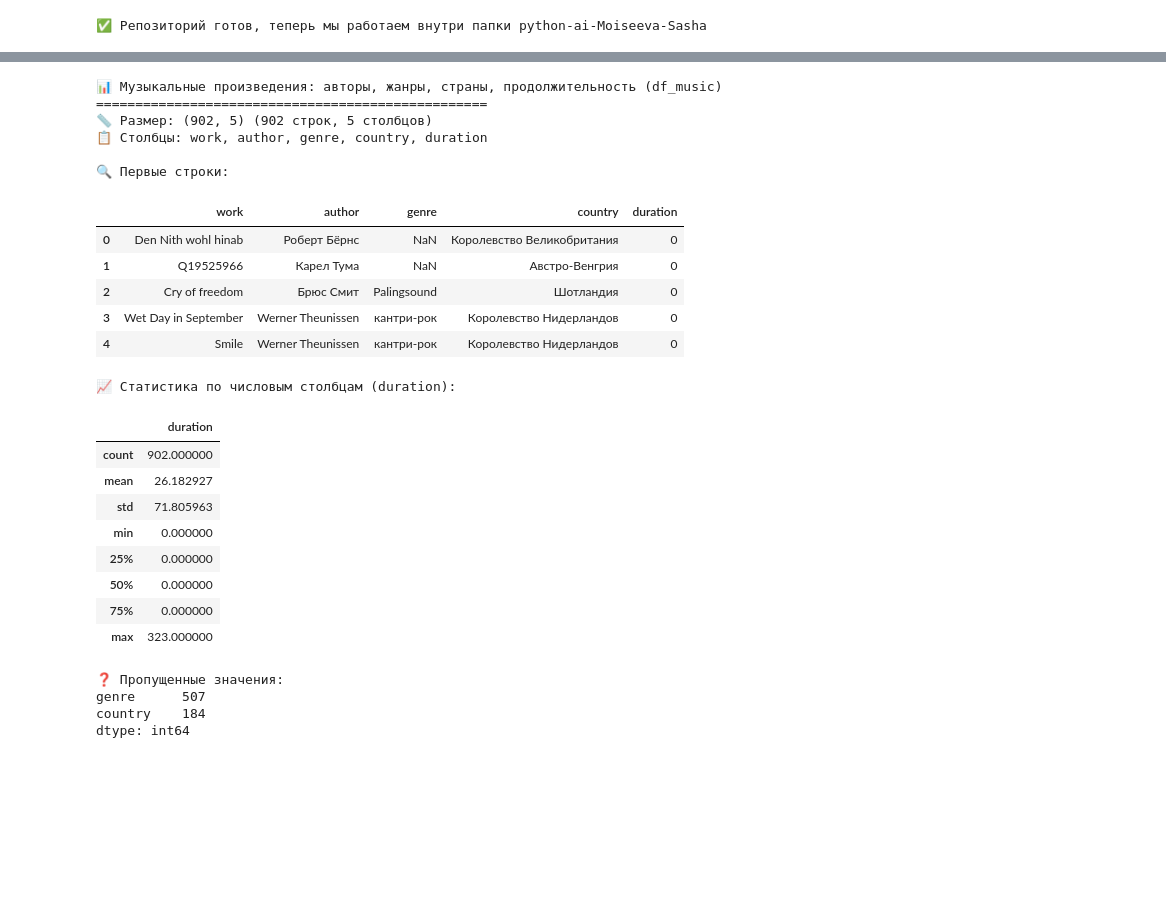
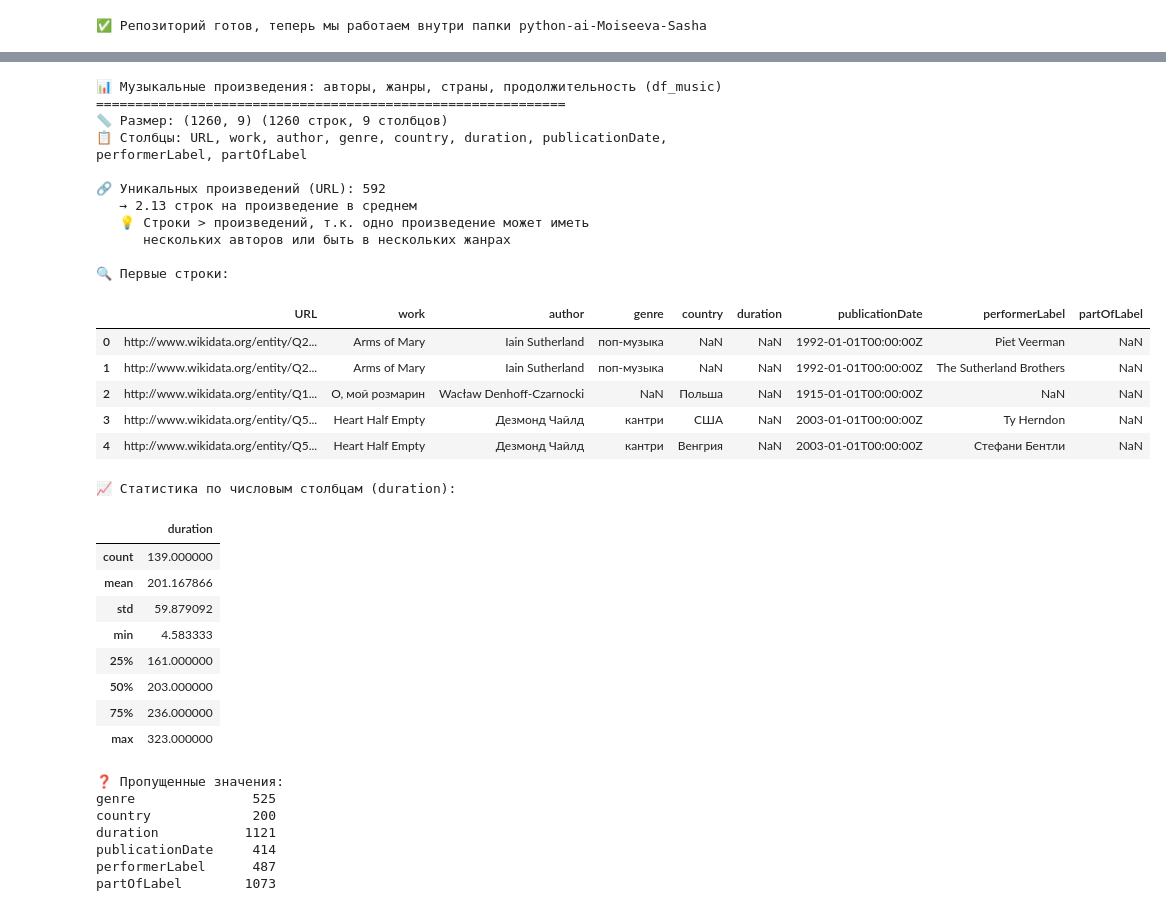
Before and after one commit to moiseevaaleksandra5757-stack/python-ai-Moiseeva-Sasha, a Jupyter notebook: notebooks/week2b_read_csv.ipynb, the cells around one changed output, grey strips where cells are left out. Saved outputs shown, nothing was run; the diff lists cells and outputs as text; code cells hidden in the pictures; blank space fills up the shorter version.

```diff
--- a/notebooks/week2b_read_csv.ipynb
+++ b/notebooks/week2b_read_csv.ipynb
@@ -164,65 +269,81 @@ print(f"📋 Итоговые колонки: {df_music.columns.tolist()}")
 🔁 **Идемпотентность**: функция безопасно работает при повторных запусках — проверяет наличие столбцов перед выводом статистики.
 # %%
 # 🔍 Шаг 3. Обзор данных: структура и первые строки
+# 🔁 Идемпотентно: безопасно при повторных запусках
 
 def show_info(df, name, n=5):
     """
     Краткий обзор DataFrame: имя, размер, список столбцов, первые строки и статистика.
-    🔁 Идемпотентно: безопасно при повторных запусках.
+    🔁 Идемпотентно: проверяет наличие столбцов перед операциями.
     """
     print(f"\n📊 {name}")
-    print("=" * 50)
+    print("=" * 60)
     print("📏 Размер:", df.shape, f"({df.shape[0]} строк, {df.shape[1]} столбцов)")
     print("📋 Столбцы:", ", ".join(df.columns))
+
+    # 🔗 Статистика по URL (уникальные произведения) — требование преподавателя
+    if "URL" in df.columns:
+        print(f"\n🔗 Уникальных произведений (URL): {df['URL'].nunique()}")
+        print(f"   → {len(df)/df['URL'].nunique():.2f} строк на произведение в среднем")
+        print(f"   💡 Строки > произведений, т.к. одно произведение может иметь")
+        print(f"      нескольких авторов или быть в нескольких жанрах")
 
     print("\n🔍 Первые строки:")
     display(df.head(n))
 
     # 🔢 Базовая статистика только по числовым столбцам
     numeric_cols = df.select_dtypes(include=['number']).columns.tolist()
     if numeric_cols:
         print(f"\n📈 Статистика по числовым столбцам ({', '.join(numeric_cols)}):")
         display(df[numeric_cols].describe())
     else:
         print("\n⚠️ Нет числовых столбцов для статистики")
 
     # ❓ Информация о пропусках
     null_counts = df.isnull().sum()
     if null_counts.any():
         print("\n❓ Пропущенные значения:")
-        print(null_counts[null_counts > 0])
+        print(null_counts[null_counts[null_counts > 0].index].to_string())
     else:
         print("\n✅ Пропущенных значений нет")
 
 # === Применяем функцию к вашему DataFrame ===
 show_info(df_music, "Музыкальные произведения: авторы, жанры, страны, продолжительность (df_music)")
 # %% [output]
 📊 Музыкальные произведения: авторы, жанры, страны, продолжительность (df_music)
-==================================================
-📏 Размер: (902, 5) (902 строк, 5 столбцов)
-📋 Столбцы: work, author, genre, country, duration
+============================================================
+📏 Размер: (1260, 9) (1260 строк, 9 столбцов)
+📋 Столбцы: URL, work, author, genre, country, duration, publicationDate, performerLabel, partOfLabel
+
+🔗 Уникальных произведений (URL): 592
+   → 2.13 строк на произведение в среднем
+   💡 Строки > произведений, т.к. одно произведение может иметь
+      нескольких авторов или быть в нескольких жанрах
 
 🔍 Первые строки:
-|  | work | author | genre | country | duration |
-| 0 | Den Nith wohl hinab | Роберт Бёрнс | NaN | Королевство Великобритания | 0 |
-| 1 | Q19525966 | Карел Тума | NaN | Австро-Венгрия | 0 |
-| 2 | Cry of freedom | Брюс Смит | Palingsound | Шотландия | 0 |
-| 3 | Wet Day in September | Werner Theunissen | кантри-рок | Королевство Нидерландов | 0 |
-| 4 | Smile | Werner Theunissen | кантри-рок | Королевство Нидерландов | 0 |
+|  | URL | work | author | genre | country | duration | publicationDate | performerLabel | partOfLabel |
+| 0 | http://www.wikidata.org/entity/Q2... | Arms of Mary | Iain Sutherland | поп-музыка | NaN | NaN | 1992-01-01T00:00:00Z | Piet Veerman | NaN |
+| 1 | http://www.wikidata.org/entity/Q2... | Arms of Mary | Iain Sutherland | поп-музыка | NaN | NaN | 1992-01-01T00:00:00Z | The Sutherland Brothers | NaN |
+| 2 | http://www.wikidata.org/entity/Q1... | О, мой розмарин | Wacław Denhoff-Czarnocki | NaN | Польша | NaN | 1915-01-01T00:00:00Z | NaN | NaN |
+| 3 | http://www.wikidata.org/entity/Q5... | Heart Half Empty | Дезмонд Чайлд | кантри | США | NaN | 2003-01-01T00:00:00Z | Ty Herndon | NaN |
+| 4 | http://www.wikidata.org/entity/Q5... | Heart Half Empty | Дезмонд Чайлд | кантри | Венгрия | NaN | 2003-01-01T00:00:00Z | Стефани Бентли | NaN |
 📈 Статистика по числовым столбцам (duration):
 |  | duration |
-| count | 902.000000 |
-| mean | 26.182927 |
-| std | 71.805963 |
-| min | 0.000000 |
-| 25% | 0.000000 |
-| 50% | 0.000000 |
-| 75% | 0.000000 |
+| count | 139.000000 |
+| mean | 201.167866 |
+| std | 59.879092 |
+| min | 4.583333 |
+| 25% | 161.000000 |
+| 50% | 203.000000 |
+| 75% | 236.000000 |
 | max | 323.000000 |
 ❓ Пропущенные значения:
-genre      507
-country    184
-dtype: int64
+genre               525
+country             200
+duration           1121
+publicationDate     414
+performerLabel      487
+partOfLabel        1073
 # %% [markdown]
 ## 📊 [5A] Топ-10 самых продуктивных авторов
 
```
Also changed, not shown: parts of 14 cells of this notebook.
